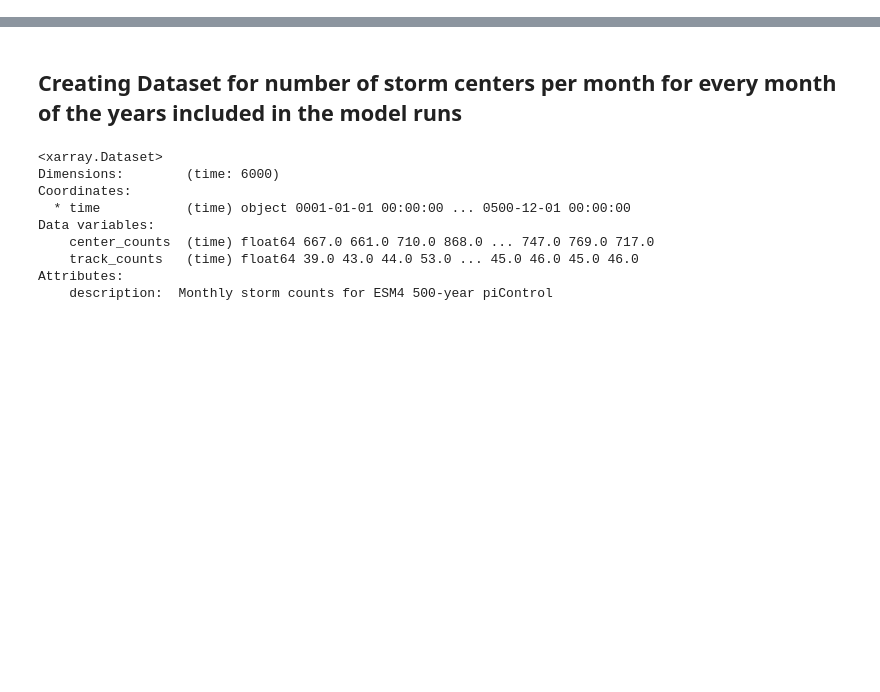
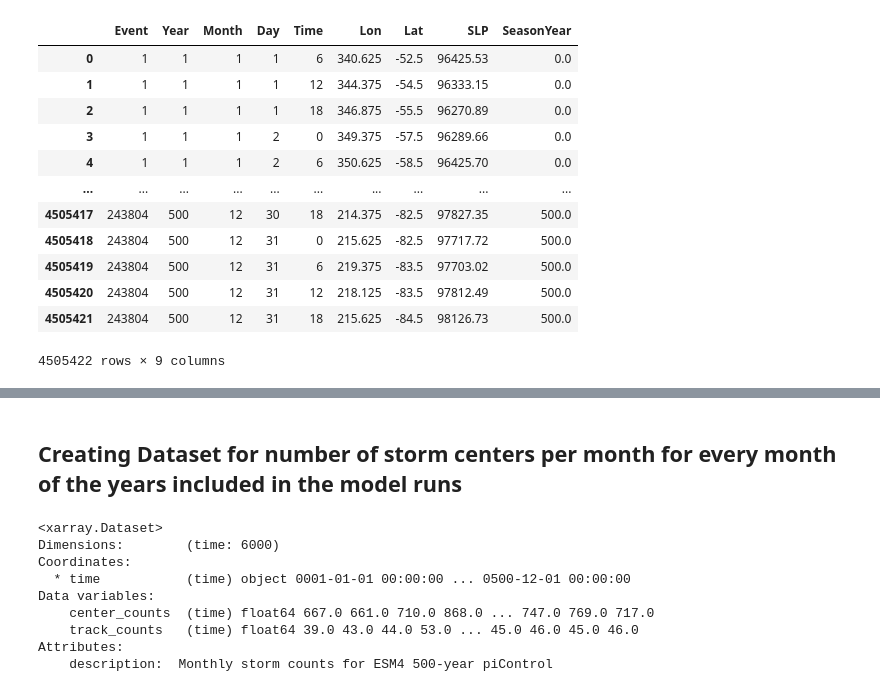
Before and after one commit to keturner8/stormtrack_variability, a Jupyter notebook: notebooks/storm_center_variability_ESM4_CMIP.ipynb, the cells around one changed output, grey strips where cells are left out. Cells and saved outputs as stored; diff of their text form; code cells hidden in the pictures; blank space fills up the shorter version.

```diff
--- a/notebooks/storm_center_variability_ESM4_CMIP.ipynb
+++ b/notebooks/storm_center_variability_ESM4_CMIP.ipynb
@@ -23 +21,21 @@ df = pd.read_csv('/work/Katherine.Turner/tempest-extremes/ESM4_cmip/node_files/N
+# %%
+df = pd.read_csv('/work/Katherine.Turner/tempest-extremes/ESM4_cmip/node_files/SH_stormtraj.csv', delimiter='\t')
+
+df.loc[df['Month'].isin([1,2]), 'SeasonYear'] = df['Year'] - 1
+df.loc[df['Month'].isin([3,4,5,6,7,8,9,10,11,12]), 'SeasonYear'] = df['Year']
+df
+# %% [output]
+|  | Event | Year | Month | Day | Time | Lon | Lat | SLP | SeasonYear |
+| 0 | 1 | 1 | 1 | 1 | 6 | 340.625 | -52.5 | 96425.53 | 0.0 |
+| 1 | 1 | 1 | 1 | 1 | 12 | 344.375 | -54.5 | 96333.15 | 0.0 |
+| 2 | 1 | 1 | 1 | 1 | 18 | 346.875 | -55.5 | 96270.89 | 0.0 |
+| 3 | 1 | 1 | 1 | 2 | 0 | 349.375 | -57.5 | 96289.66 | 0.0 |
+| 4 | 1 | 1 | 1 | 2 | 6 | 350.625 | -58.5 | 96425.70 | 0.0 |
+| ... | ... | ... | ... | ... | ... | ... | ... | ... | ... |
+| 4505417 | 243804 | 500 | 12 | 30 | 18 | 214.375 | -82.5 | 97827.35 | 500.0 |
+| 4505418 | 243804 | 500 | 12 | 31 | 0 | 215.625 | -82.5 | 97717.72 | 500.0 |
+| 4505419 | 243804 | 500 | 12 | 31 | 6 | 219.375 | -83.5 | 97703.02 | 500.0 |
+| 4505420 | 243804 | 500 | 12 | 31 | 12 | 218.125 | -83.5 | 97812.49 | 500.0 |
+| 4505421 | 243804 | 500 | 12 | 31 | 18 | 215.625 | -84.5 | 98126.73 | 500.0 |
+4505422 rows × 9 columns
 # %%
```
Also changed, not shown: parts of 5 cells of this notebook, 20 other files.
